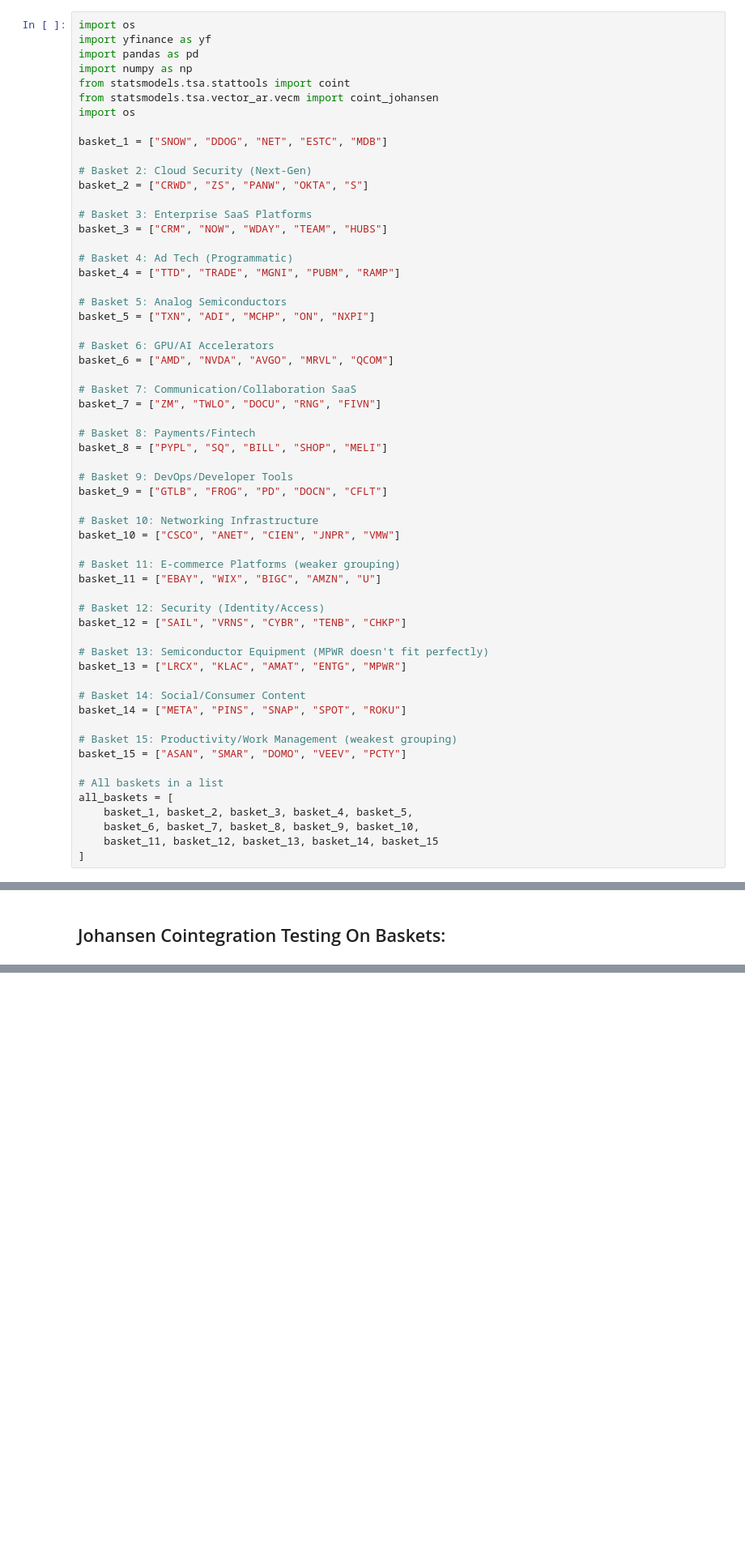
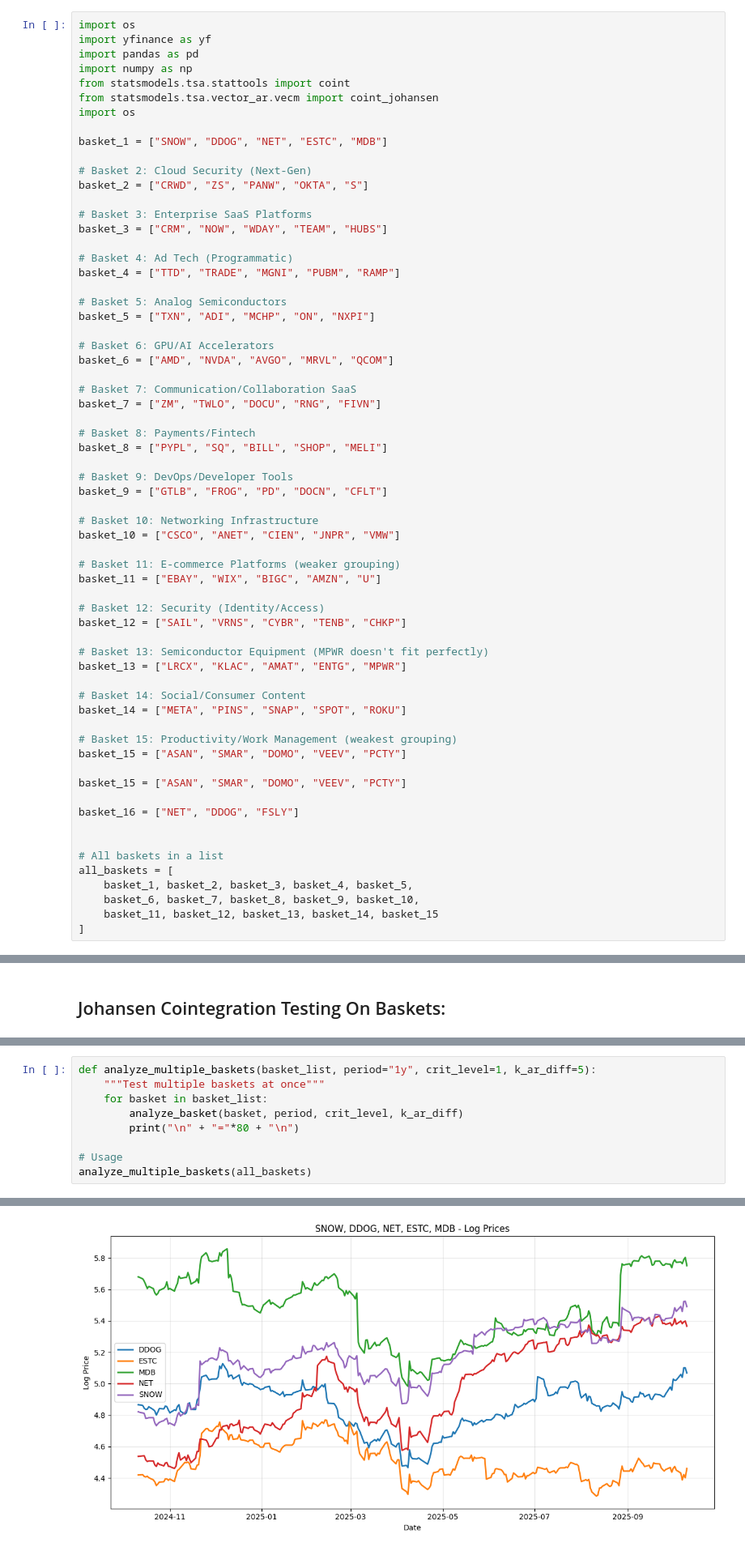
Before and after one commit to MibhaelGray/Cointegration, a Jupyter notebook: data/PCA.ipynb, the cells around one changed output, grey strips where cells are left out. Shown at 81% size. Drawn from its saved outputs; the diff is of its cells as text; blank space fills up the shorter version.

```diff
--- a/data/PCA.ipynb
+++ b/data/PCA.ipynb
@@ -53,6 +53,11 @@ basket_14 = ["META", "PINS", "SNAP", "SPOT", "ROKU"]
 # Basket 15: Productivity/Work Management (weakest grouping)
 basket_15 = ["ASAN", "SMAR", "DOMO", "VEEV", "PCTY"]
 
+basket_15 = ["ASAN", "SMAR", "DOMO", "VEEV", "PCTY"]
+
+basket_16 = ["NET", "DDOG", "FSLY"]
+
+
 # All baskets in a list
 all_baskets = [
     basket_1, basket_2, basket_3, basket_4, basket_5,
@@ -254,0 +360,10 @@ def test_cointegration(tickers, period="1y", crit_level=1, k_ar_diff=5):
+# %%
+def analyze_multiple_baskets(basket_list, period="1y", crit_level=1, k_ar_diff=5):
+    """Test multiple baskets at once"""
+    for basket in basket_list:
+        analyze_basket(basket, period, crit_level, k_ar_diff)
+        print("\n" + "="*80 + "\n")
+
+# Usage
+analyze_multiple_baskets(all_baskets)
+# %% [output]
@@ -254,0 +384 @@ def test_cointegration(tickers, period="1y", crit_level=1, k_ar_diff=5):
+[figure, added]
```
Also changed, not shown: parts of 8 cells of this notebook, 2 other files.
